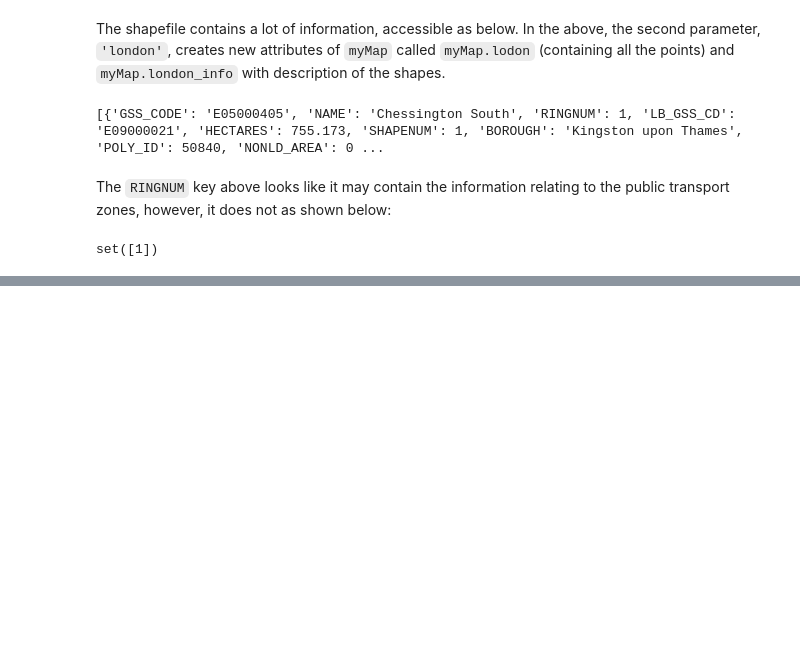
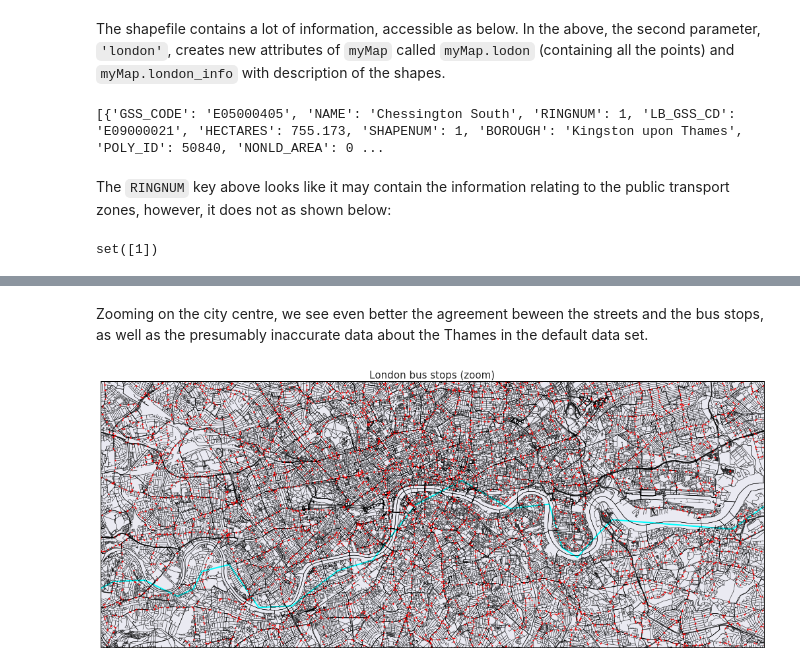
Before and after one commit to ondrejiayc/mapCrap, a Jupyter notebook: draw_map.ipynb, the cells around one changed output, grey strips where cells are left out. Drawn from its saved outputs; the diff is of its cells as text; code cells hidden in the pictures; blank space fills up the shorter version.

```diff
--- a/draw_map.ipynb
+++ b/draw_map.ipynb
@@ -51,0 +113,25 @@ set([1])
+# %% [markdown]
+Zooming on the city centre, we see even better the agreement beween the streets and the bus stops, as well as the presumably inaccurate data about the Thames in the default data set.
+# %%
+myMap = Basemap(projection='merc',resolution='h',area_thresh=0.1,
+                llcrnrlon=-.3,llcrnrlat=51.45,urcrnrlon=.1,urcrnrlat=51.55)
+
+myMap.drawmapboundary()
+
+myMap.drawrivers(color='aqua',linewidth=2.)
+#myMap.drawmapscale(lon=-.27,lat=51.53,lon0=-0.13,lat0=51.51,length=1,barstyle='fancy',fontsize=12)
+
+# ogr2ogr -t_srs EPSG:4326 test.shp London_Ward_CityMerged.shp
+
+myMap.readshapefile('data/London-wards-2014_ESRI/London_Ward_ESPG4326','london')
+myMap.readshapefile('data/roads','roads')
+
+x,y = myMap(list(busStops['lon']),list(busStops['lat']))
+
+myMap.plot(x,y,'ro',markersize=2)
+
+plt.title('London bus stops (zoom)',size=15)
+
+plt.show()
+# %% [output]
+[figure, added]
```
Also changed, not shown: parts of 12 cells of this notebook.
